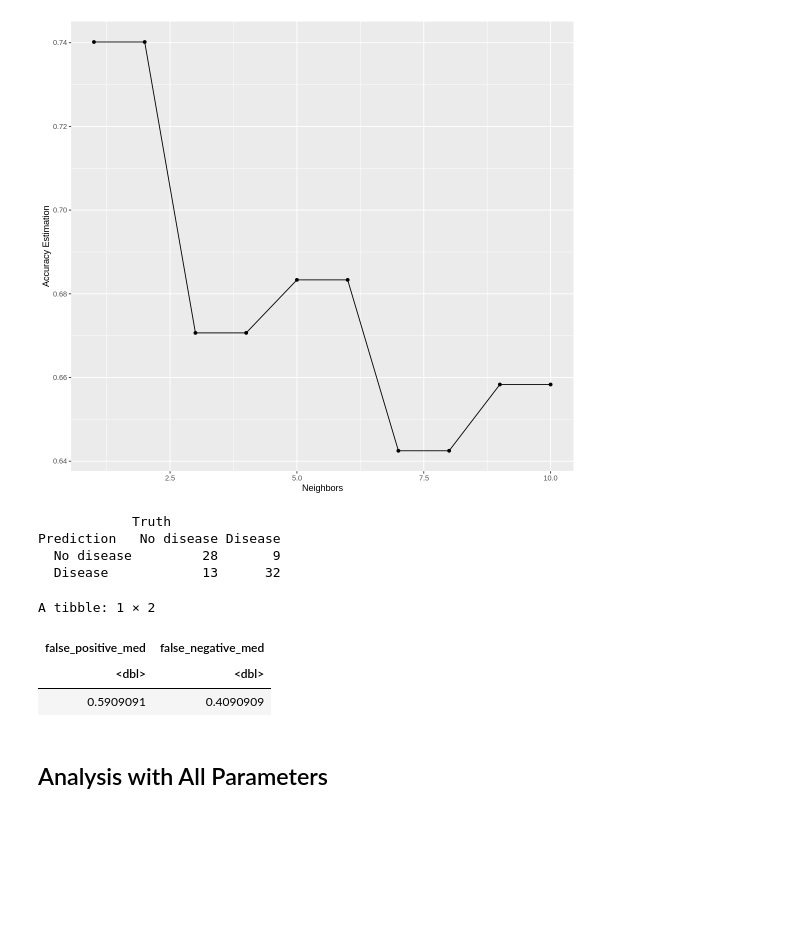
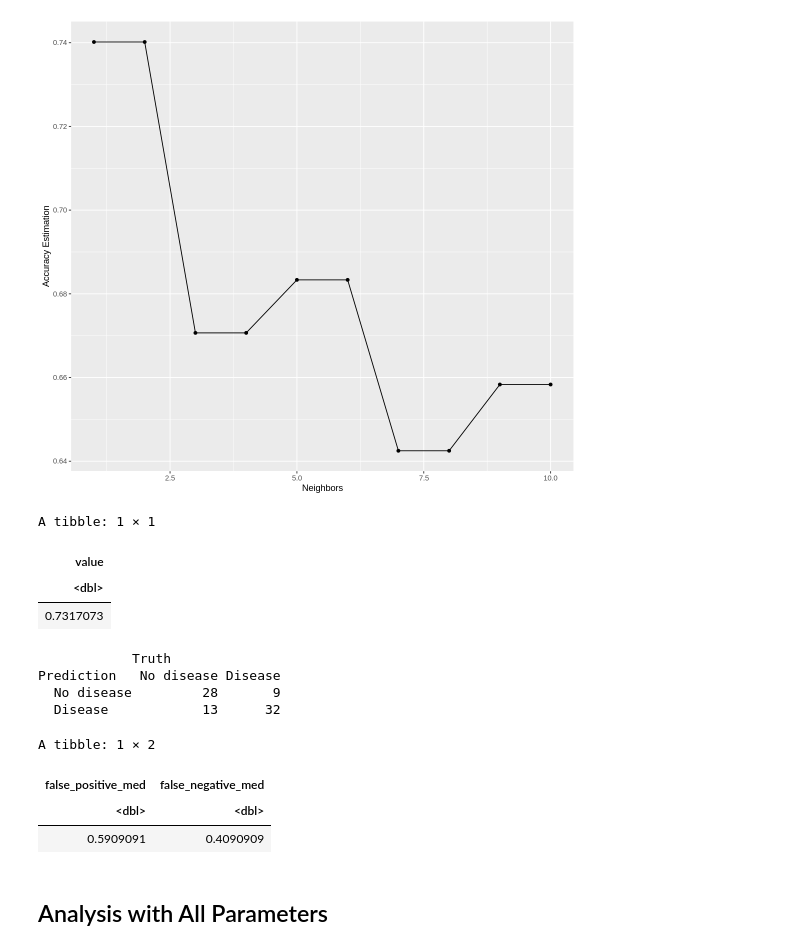
Before and after one commit to Phoebeml/Group20_DSCI100, a Jupyter notebook: Group20Project.ipynb, the cells around one changed output. Cells and saved outputs as stored; diff of their text form; code cells hidden in the pictures; blank space fills up the shorter version.

Commit message:
Decided on what tables to print out

```diff
--- a/Group20Project.ipynb
+++ b/Group20Project.ipynb
@@ -350,44 +350,50 @@ accuracy_vs_k_med
 # %%
 #We now create a model using the best K chosen from above
 set.seed(4200)
 #make a new spec
 heart_spec_med <- nearest_neighbor(weight_func = "rectangular", neighbors = 2) |>
     set_engine("kknn") |>
     set_mode("classification")
 
 #make a new workflow (retrain mdoel)
 heart_fit_med <- workflow() |>
     add_recipe(heart_recipe_med) |>
     add_model(heart_spec_med) |>
     fit(data = heart_train_med)
 
 heart_predicted_med <- predict(heart_fit_med, heart_test_med) |>
     bind_cols(heart_test_med)
 
-confusion_med <- heart_predicted_med|>
-             conf_mat(truth = num, estimate = .pred_class)
-confusion_med
-
 acc_med <- heart_predicted_med |>
     metrics(truth = num, estimate = .pred_class) |>
     filter(.metric == "accuracy") |>
     select(.estimate) |>
     pull()
+as_tibble(acc_med)
+
+#make a confusion matrix
+confusion_med <- heart_predicted_med|>
+             conf_mat(truth = num, estimate = .pred_class)
+confusion_med
 
 false_positive_med <- 13/22
 
 false_negative_med <- 9/22
 
 tibble(false_positive_med, false_negative_med)
 # %% [output]
-            Truth
-Prediction   No disease Disease
-  No disease         28       9
-  Disease            13      32
+A tibble: 1 × 1
+| value |
+| <dbl> |
+| 0.7317073 |
-A tibble: 1 × 2
+            Truth
+Prediction   No disease Disease
+  No disease         28       9
+  Disease            13      32
-| false_positive_med | false_negative_med |
-| <dbl> | <dbl> |
-| 0.5909091 | 0.4090909 |
+A tibble: 1 × 2
+| false_positive_med | false_negative_med |
+| <dbl> | <dbl> |
+| 0.5909091 | 0.4090909 |
 # %% [markdown]
 Analysis with All Parameters
 ----
```
Also changed, not shown: parts of 3 cells of this notebook.
